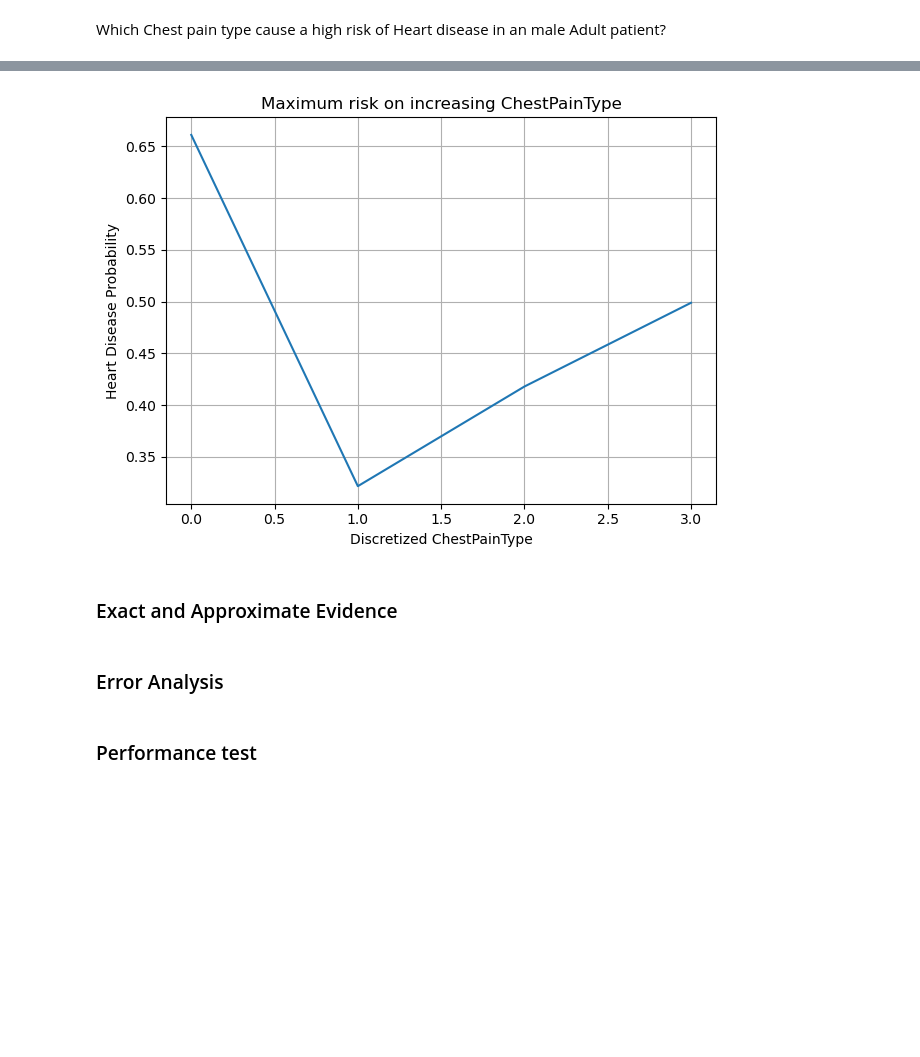
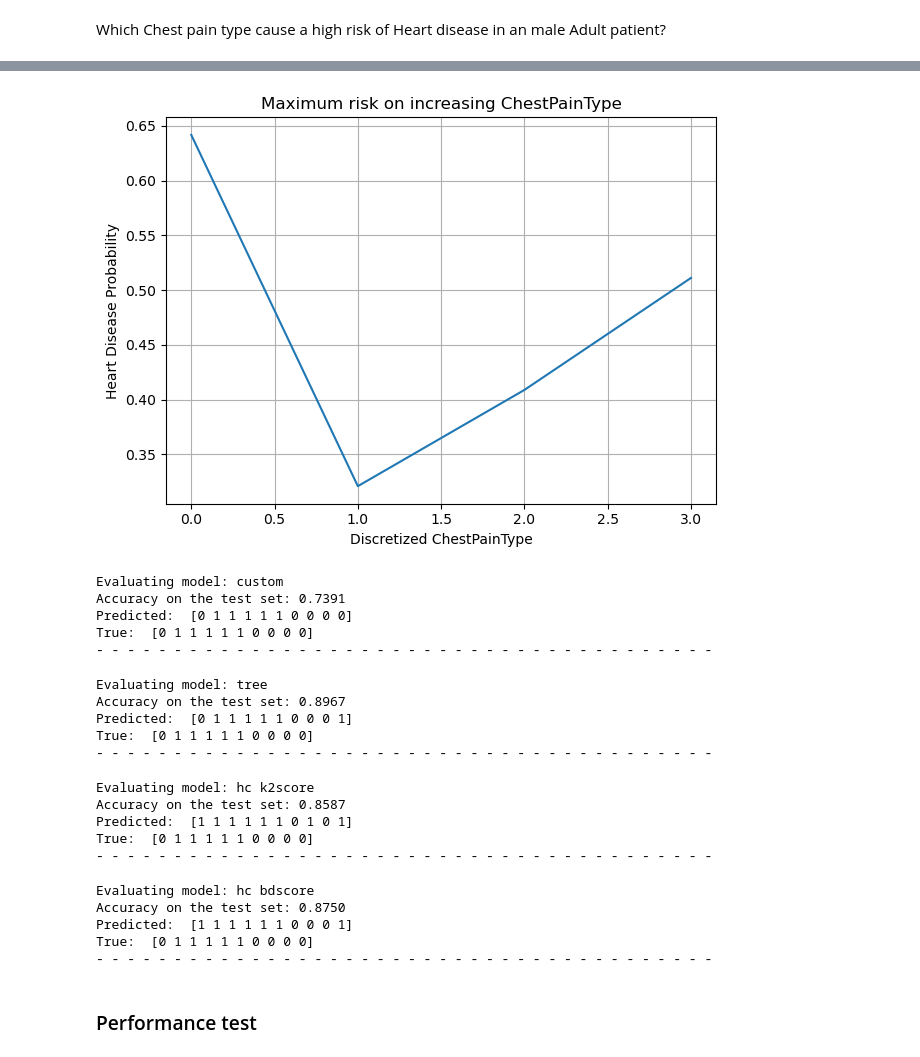
Before and after one commit to maurodore/heart_failure_prediction_bayesian_reasoning, a Jupyter notebook: src/main.ipynb, the cells around one changed output, grey strips where cells are left out. Cells and saved outputs as stored; diff of their text form; code cells hidden in the pictures; blank space fills up the shorter version.

Commit message:
accuracy, small fix and comments

```diff
--- a/src/main.ipynb
+++ b/src/main.ipynb
@@ -276,7 +283,7 @@ plt.savefig(f"{project_cwd}/out/custom_bn.png")
 The graph is acyclic: True
 [figure]
 # %%
-ts = TreeSearch(data=data, root_node='Age_Category' ) # Age_Category - Sex
+ts = TreeSearch(data=train_data, root_node='Age_Category' ) # Age_Category - Sex
 tree_model = ts.estimate(show_progress=False)
 
 fig, ax = plt.subplots(1, 1, figsize=(8, 8))
@@ -291,6 +298,6 @@ tree_model = BayesianNetwork(tree_model.edges())
 # %%
-scoring_method = K2Score(data=data)
-hc = HillClimbSearch(data=data)
+scoring_method = K2Score(data=train_data)
+hc = HillClimbSearch(data=train_data)
 hc_k2score_model = hc.estimate(scoring_method=scoring_method,
                                max_indegree=4, max_iter=int(1e4), show_progress=False)
 
@@ -305,6 +312,6 @@ hc_k2score_model = BayesianNetwork(hc_k2score_model.edges())
 # %%
-scorer = BDeuScore(data=data)
-hc = HillClimbSearch(data=data)
+scorer = BDeuScore(data=train_data)
+hc = HillClimbSearch(data=train_data)
 hc_bdscore_model = hc.estimate(scoring_method=scorer, max_iter=int(1e4), show_progress=False)
 
 fig, ax = plt.subplots(1, 1, figsize=(8, 8))
@@ -321,7 +328,7 @@ models = [('custom', heart_disease_model), ('tree', tree_model),
           ('hc k2score', hc_k2score_model), ('hc bdscore', hc_bdscore_model)]
 for name, model in models:
     print(f'Computing CPD (CPT) for {name} model')   # CPT per le variabili discrete, CPD è il concetto generale: descrive la dipendenza probabilistica P(Nodo | Genitori).
-    model.fit(data, estimator=MaximumLikelihoodEstimator)
+    model.fit(train_data, estimator=MaximumLikelihoodEstimator)
     for cpd in model.get_cpds():
         print(cpd, "\n")
     print("- " * 40)
@@ -457,30 +464,62 @@ Performing inference for model: hc bdscore
 # %%
 from pgmpy.factors.discrete import State
 
 exact_inference = inferences[0][1] #custom model
 illness = "ChestPainType"
 
-max_disease = []
+heart_disease = []
+predictions_list = []
 for t in range(data[illness].max() + 1):
     evidence = [State(illness, t)]
     prob = exact_inference.query(["HeartDisease"], evidence=dict(evidence), show_progress=False)
-    max_disease.append(prob.values[-1])
+    heart_disease.append(prob.values[-1])
 
 fig = plt.figure()
 fig.patch.set_facecolor('white')
-plt.plot(range(len(max_disease)), max_disease)
+plt.plot(range(len(heart_disease)), heart_disease)
 plt.title(f"Maximum risk on increasing {illness}")
 plt.xlabel(f"Discretized {illness}")
 plt.ylabel("Heart Disease Probability")
 plt.grid()
 plt.tight_layout()
 plt.savefig(f"{project_cwd}/out/inc_temp.png")
 plt.show()
 # %% [output]
-[figure, old version]
+[figure, new version]
-# %% [markdown]
-### Exact and Approximate Evidence
-# %% [markdown]
-### Error Analysis
+# %%
+from sklearn.metrics import accuracy_score
+
+for name, model in models:
+    predictions_df = model.predict(X_test)
+    print(f"Evaluating model: {name}")
+    y_pred = predictions_df[target_variable]
+    accuracy = accuracy_score(y_test, y_pred)
+    print(f"Accuracy on the test set: {accuracy:.4f}")
+
+    print("Predicted: ", y_pred[:10].values)
+    print("True: ", y_test[:10].values)
+
+    print("- " * 40)
+# %% [output]
+Evaluating model: custom
+Accuracy on the test set: 0.7391
+Predicted:  [0 1 1 1 1 1 0 0 0 0]
+True:  [0 1 1 1 1 1 0 0 0 0]
+- - - - - - - - - - - - - - - - - - - - - - - - - - - - - - - - - - - - - - - -
+Evaluating model: tree
+Accuracy on the test set: 0.8967
+Predicted:  [0 1 1 1 1 1 0 0 0 1]
+True:  [0 1 1 1 1 1 0 0 0 0]
+- - - - - - - - - - - - - - - - - - - - - - - - - - - - - - - - - - - - - - - -
+Evaluating model: hc k2score
+Accuracy on the test set: 0.8587
+Predicted:  [1 1 1 1 1 1 0 1 0 1]
+True:  [0 1 1 1 1 1 0 0 0 0]
+- - - - - - - - - - - - - - - - - - - - - - - - - - - - - - - - - - - - - - - -
+Evaluating model: hc bdscore
+Accuracy on the test set: 0.8750
+Predicted:  [1 1 1 1 1 1 0 0 0 1]
+True:  [0 1 1 1 1 1 0 0 0 0]
+- - - - - - - - - - - - - - - - - - - - - - - - - - - - - - - - - - - - - - - -
 # %% [markdown]
 ### Performance test
```
Also changed, not shown: parts of 15 cells of this notebook, 5 other files.
